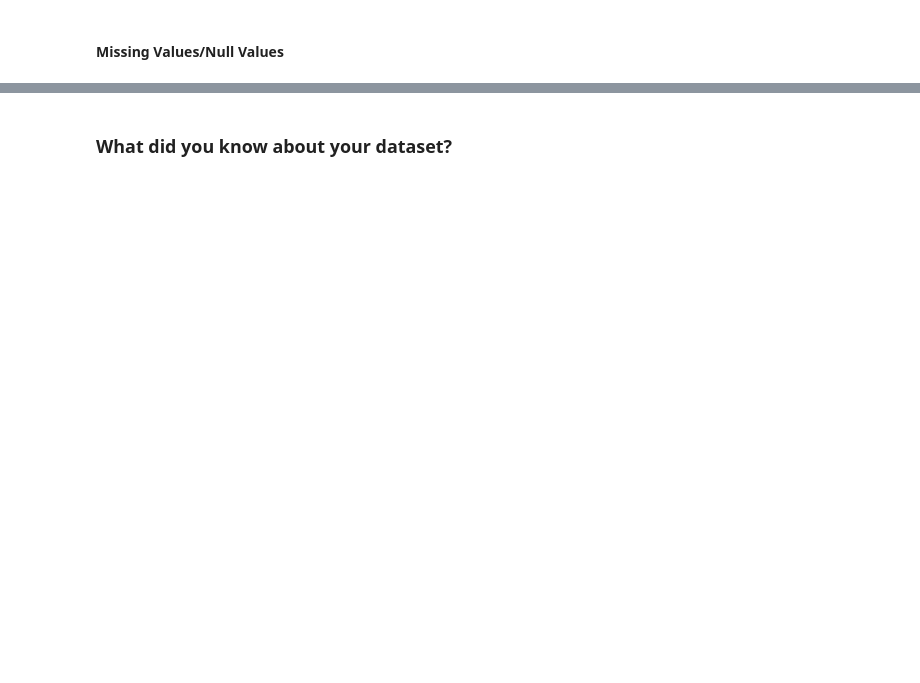
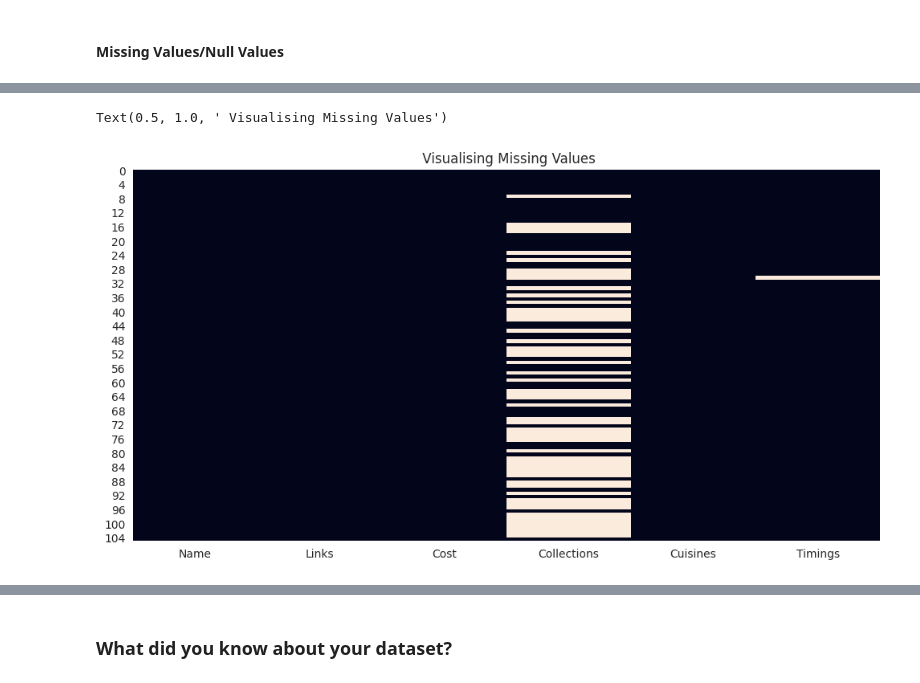
Before and after one commit to Manoharjha333/Zomato-Restaurant-Clustering-And-Sentiment-Analysis, a Jupyter notebook: Zomato_Restaurant_Clustering_And_Sentiment_Analysis.ipynb, the cells around one changed output, grey strips where cells are left out. Drawn from its saved outputs; the diff is of its cells as text; code cells hidden in the pictures; blank space fills up the shorter version.

```diff
--- a/Zomato_Restaurant_Clustering_And_Sentiment_Analysis.ipynb
+++ b/Zomato_Restaurant_Clustering_And_Sentiment_Analysis.ipynb
@@ -82,3 +127,8 @@ M - Multivariate Analysis
+# %%
+# Load Dataset
+
+meta_df = pd.read_csv('/content/drive/MyDrive/Zomato Restaurant Clustering And Sentiment Analysis/Zomato Restaurant names and Metadata.csv')
+review_df = pd.read_csv('/content/drive/MyDrive/Zomato Restaurant Clustering And Sentiment Analysis/Zomato Restaurant reviews.csv')
 # %% [markdown]
 ### Dataset First View
 # %%
@@ -103,0 +253,8 @@ M - Multivariate Analysis
+# %%
+# Visualizing the missing values
+plt.figure(figsize=(12,6))
+sns.heatmap(meta_df.isnull(), cbar=False)
+plt.title(" Visualising Missing Values")
+# %% [output]
+Text(0.5, 1.0, ' Visualising Missing Values')
+[figure, added]
```
Also changed, not shown: parts of 38 cells of this notebook.
